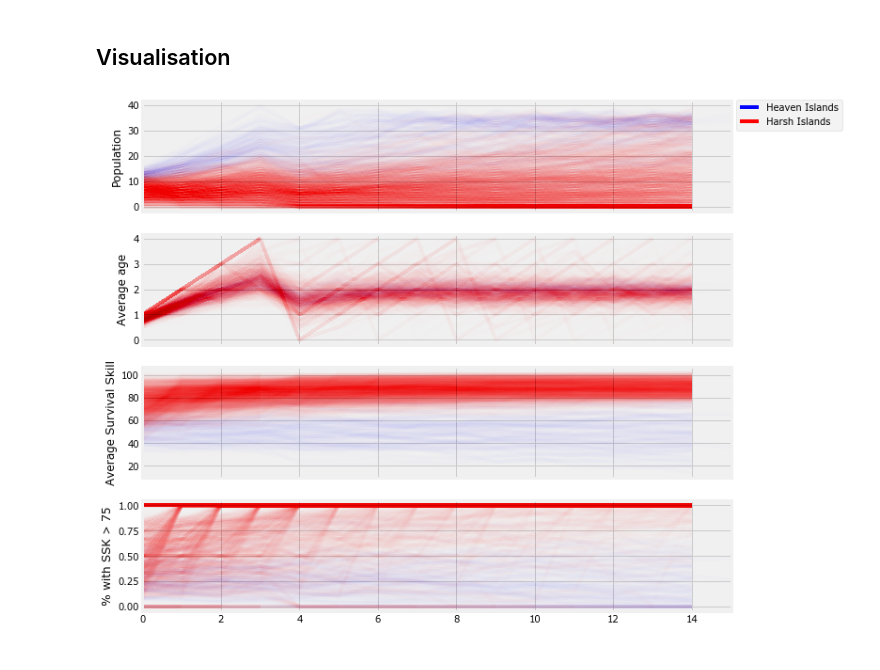
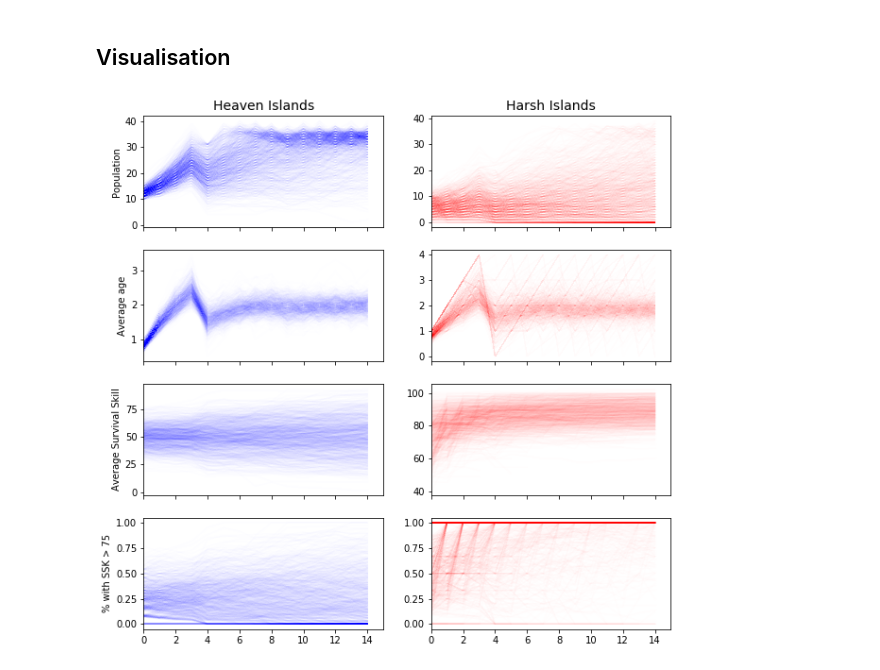
Before and after one commit to PacktPublishing/Learn-Python-by-Building-Data-Science-Applications, a Jupyter notebook: Chapter08/8_2_Simulation.ipynb, the cells around one changed output. Saved outputs shown, nothing was run; the diff lists cells and outputs as text; code cells hidden in the pictures.

```diff
--- a/Chapter08/8_2_Simulation.ipynb
+++ b/Chapter08/8_2_Simulation.ipynb
@@ -1,7 +1,7 @@
 # %%
 %matplotlib inline
 import pylab as plt
-plt.style.use('fivethirtyeight')
+# plt.style.use('fivethirtyeight')
 # %%
 from animals import Herbivore, Island
 import random
@@ -57,6 +57,7 @@ params = {'initial_pop':10, 'max_pop':40}
 years, N_islands = 15, 1000
 
 islands = [Island(**params) for _ in range(N_islands)]
+stats = [ island.compute_epoches(years) for island in islands]
 # %% [markdown]
 # Harsh Islands
 # %%
@@ -83,21 +83,22 @@ legend_elements = [Line2D([0], [0], color=v, lw=4, label=k) for k, v in colors.i
 # %%
-fig, axes = plt.subplots(4, figsize=(10,10), sharex=True)
+fig, axes = plt.subplots(4, 2, figsize=(10,10), sharex=True)
 
 
 for i, title in enumerate(('Population', 'Average age', 'Average Survival Skill', '% with SSK > 75')):
-    axes[i].set_ylabel(title)
-    axes[i].set_xlim(0, 15)
+    axes[i][0].set_ylabel(title)
 
-for k, v in datas.items():
+    axes[i][0].set_xlim(0, 15)
+    axes[i][1].set_xlim(0, 15)
+
+for i, (k, v) in enumerate(datas.items()):
+    axes[0][i].set_title(k, fontsize=14)
 
     for s in v: # for each island
         years = list(s.keys())
 
-        axes[0].plot(years, [v['pop'] for v in s.values()], c=colors[k], label=k, alpha=.007)
-        axes[1].plot(years, [v.get('mean_age', None) for v in s.values()], c=colors[k], label=k, alpha=.003)
-        axes[2].plot(years, [v.get('mean_skill', None) for v in s.values()], c=colors[k], label=k, alpha=.007)
-        axes[3].plot(years, [v.get('75_skill', None) for v in s.values()], c=colors[k], label=k, alpha=.007)
-
-plt.legend(handles=legend_elements, loc='upper left', bbox_to_anchor=(1, 4.65));
+        axes[0][i].plot(years, [v['pop'] for v in s.values()], c=colors[k], label=k, alpha=.007)
+        axes[1][i].plot(years, [v.get('mean_age', None) for v in s.values()], c=colors[k], label=k, alpha=.007)
+        axes[2][i].plot(years, [v.get('mean_skill', None) for v in s.values()], c=colors[k], label=k, alpha=.007)
+        axes[3][i].plot(years, [v.get('75_skill', None) for v in s.values()], c=colors[k], label=k, alpha=.007)
 # %% [output]
-[figure, old version]
+[figure, new version]
```
Also changed, not shown: parts of 2 cells of this notebook, 2 other files.
